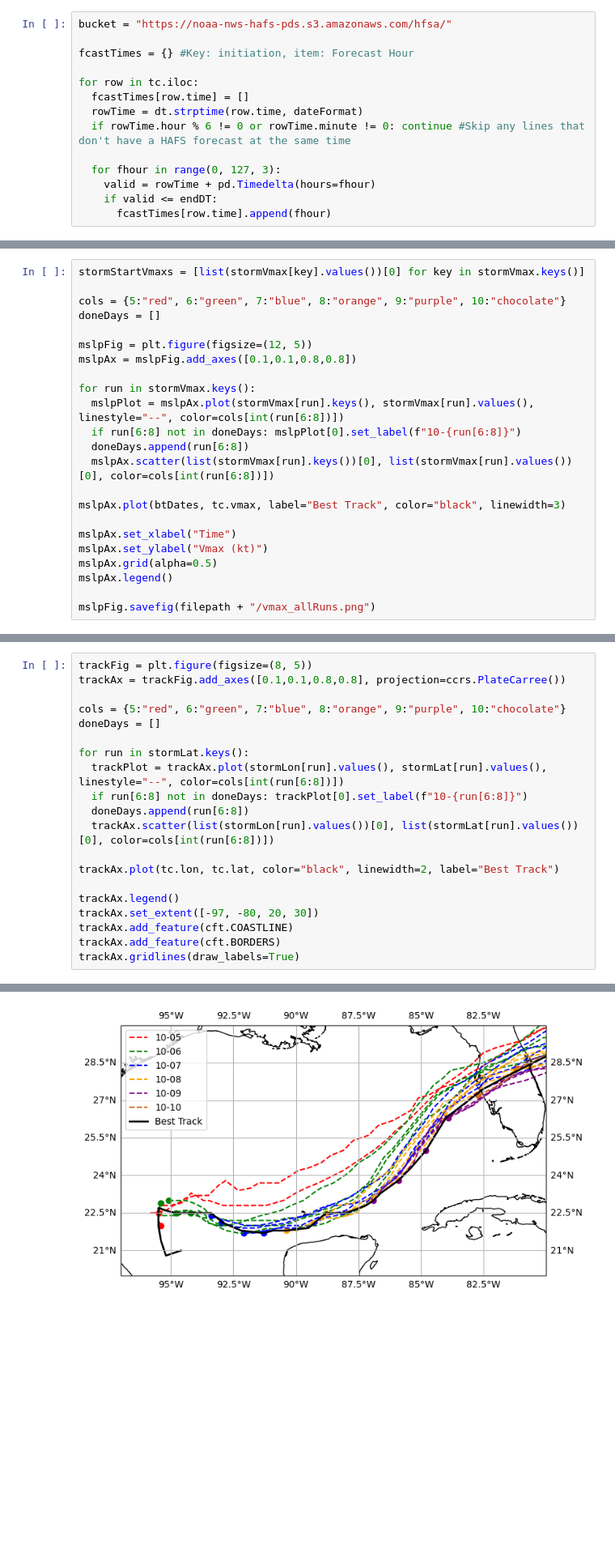
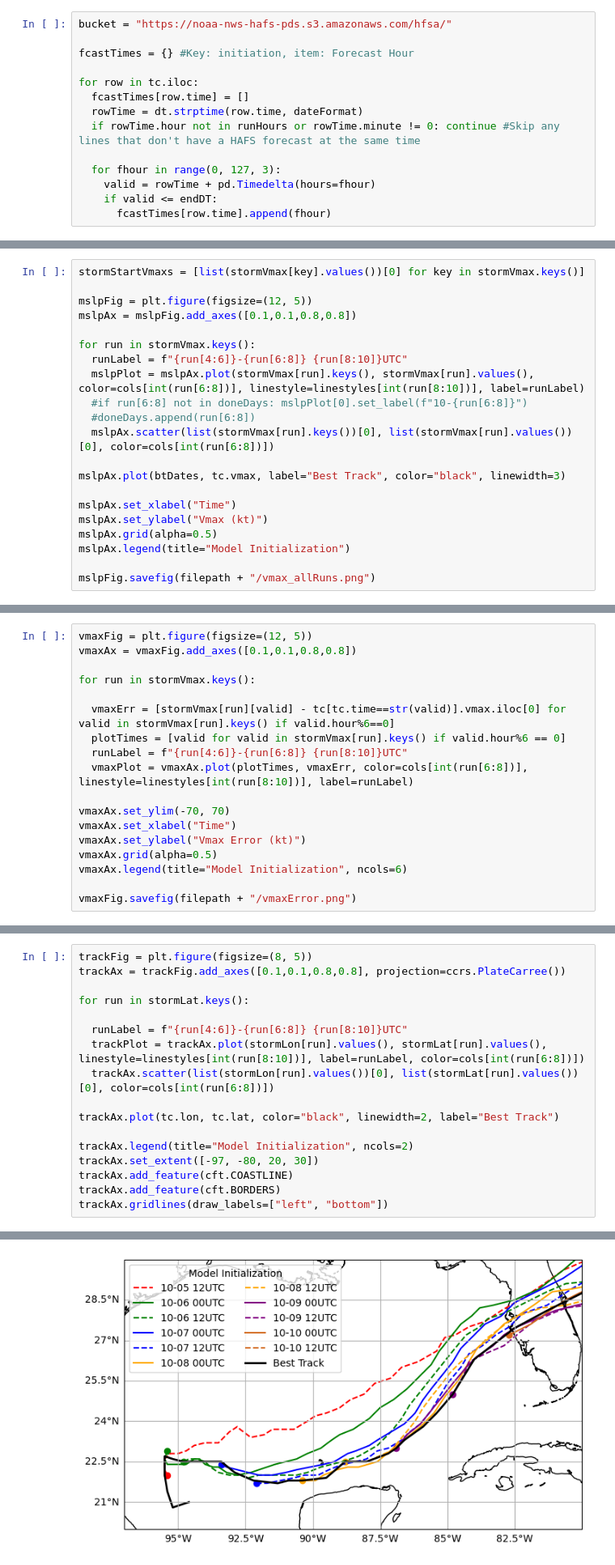
Before and after one commit to SeanBarnier/HAFS_Air-Sea, a Jupyter notebook: HAFSA_Atmosphere.ipynb, the cells around one changed output, grey strips where cells are left out. Shown at 81% size. Drawn from its saved outputs; the diff is of its cells as text; blank space fills up the shorter version.

Commit message:
Added option to select certain run times; Created figures for intensity and track error

```diff
--- a/HAFSA_Atmosphere.ipynb
+++ b/HAFSA_Atmosphere.ipynb
@@ -60,7 +100,7 @@ fcastTimes = {} #Key: initiation, item: Forecast Hour
 for row in tc.iloc:
   fcastTimes[row.time] = []
   rowTime = dt.strptime(row.time, dateFormat)
-  if rowTime.hour % 6 != 0 or rowTime.minute != 0: continue #Skip any lines that don't have a HAFS forecast at the same time
+  if rowTime.hour not in runHours or rowTime.minute != 0: continue #Skip any lines that don't have a HAFS forecast at the same time
 
   for fhour in range(0, 127, 3):
     valid = rowTime + pd.Timedelta(hours=fhour)
@@ -149,16 +232,14 @@ mslpFig.savefig(filepath + "/mslp_allRuns.png")
 # %%
 stormStartVmaxs = [list(stormVmax[key].values())[0] for key in stormVmax.keys()]
-
-cols = {5:"red", 6:"green", 7:"blue", 8:"orange", 9:"purple", 10:"chocolate"}
-doneDays = []
 
 mslpFig = plt.figure(figsize=(12, 5))
 mslpAx = mslpFig.add_axes([0.1,0.1,0.8,0.8])
 
 for run in stormVmax.keys():
-  mslpPlot = mslpAx.plot(stormVmax[run].keys(), stormVmax[run].values(), linestyle="--", color=cols[int(run[6:8])])
-  if run[6:8] not in doneDays: mslpPlot[0].set_label(f"10-{run[6:8]}")
-  doneDays.append(run[6:8])
+  runLabel = f"{run[4:6]}-{run[6:8]} {run[8:10]}UTC"
+  mslpPlot = mslpAx.plot(stormVmax[run].keys(), stormVmax[run].values(), color=cols[int(run[6:8])], linestyle=linestyles[int(run[8:10])], label=runLabel)
+  #if run[6:8] not in doneDays: mslpPlot[0].set_label(f"10-{run[6:8]}")
+  #doneDays.append(run[6:8])
   mslpAx.scatter(list(stormVmax[run].keys())[0], list(stormVmax[run].values())[0], color=cols[int(run[6:8])])
 
 mslpAx.plot(btDates, tc.vmax, label="Best Track", color="black", linewidth=3)
@@ -166,7 +247,7 @@ mslpAx.plot(btDates, tc.vmax, label="Best Track", color="black", linewidth=3)
 mslpAx.set_xlabel("Time")
 mslpAx.set_ylabel("Vmax (kt)")
 mslpAx.grid(alpha=0.5)
-mslpAx.legend()
+mslpAx.legend(title="Model Initialization")
 
 mslpFig.savefig(filepath + "/vmax_allRuns.png")
 # %% [output]
@@ -173,0 +257,18 @@ mslpFig.savefig(filepath + "/vmax_allRuns.png")
+# %%
+vmaxFig = plt.figure(figsize=(12, 5))
+vmaxAx = vmaxFig.add_axes([0.1,0.1,0.8,0.8])
+
+for run in stormVmax.keys():
+
+  vmaxErr = [stormVmax[run][valid] - tc[tc.time==str(valid)].vmax.iloc[0] for valid in stormVmax[run].keys() if valid.hour%6==0]
+  plotTimes = [valid for valid in stormVmax[run].keys() if valid.hour%6 == 0]
+  runLabel = f"{run[4:6]}-{run[6:8]} {run[8:10]}UTC"
+  vmaxPlot = vmaxAx.plot(plotTimes, vmaxErr, color=cols[int(run[6:8])], linestyle=linestyles[int(run[8:10])], label=runLabel)
+
+vmaxAx.set_ylim(-70, 70)
+vmaxAx.set_xlabel("Time")
+vmaxAx.set_ylabel("Vmax Error (kt)")
+vmaxAx.grid(alpha=0.5)
+vmaxAx.legend(title="Model Initialization", ncols=6)
+
+vmaxFig.savefig(filepath + "/vmaxError.png")
@@ -176,23 +279,20 @@ Plot model tracks
 # %%
 trackFig = plt.figure(figsize=(8, 5))
 trackAx = trackFig.add_axes([0.1,0.1,0.8,0.8], projection=ccrs.PlateCarree())
 
-cols = {5:"red", 6:"green", 7:"blue", 8:"orange", 9:"purple", 10:"chocolate"}
-doneDays = []
+for run in stormLat.keys():
 
-for run in stormLat.keys():
-  trackPlot = trackAx.plot(stormLon[run].values(), stormLat[run].values(), linestyle="--", color=cols[int(run[6:8])])
-  if run[6:8] not in doneDays: trackPlot[0].set_label(f"10-{run[6:8]}")
-  doneDays.append(run[6:8])
+  runLabel = f"{run[4:6]}-{run[6:8]} {run[8:10]}UTC"
+  trackPlot = trackAx.plot(stormLon[run].values(), stormLat[run].values(), linestyle=linestyles[int(run[8:10])], label=runLabel, color=cols[int(run[6:8])])
   trackAx.scatter(list(stormLon[run].values())[0], list(stormLat[run].values())[0], color=cols[int(run[6:8])])
 
 trackAx.plot(tc.lon, tc.lat, color="black", linewidth=2, label="Best Track")
 
-trackAx.legend()
+trackAx.legend(title="Model Initialization", ncols=2)
 trackAx.set_extent([-97, -80, 20, 30])
 trackAx.add_feature(cft.COASTLINE)
 trackAx.add_feature(cft.BORDERS)
-trackAx.gridlines(draw_labels=True)
+trackAx.gridlines(draw_labels=["left", "bottom"])
 # %% [output]
 <cartopy.mpl.gridliner.Gridliner at 0x...>
-[figure, old version]
+[figure, new version]
```
Also changed, not shown: parts of 14 cells of this notebook.
